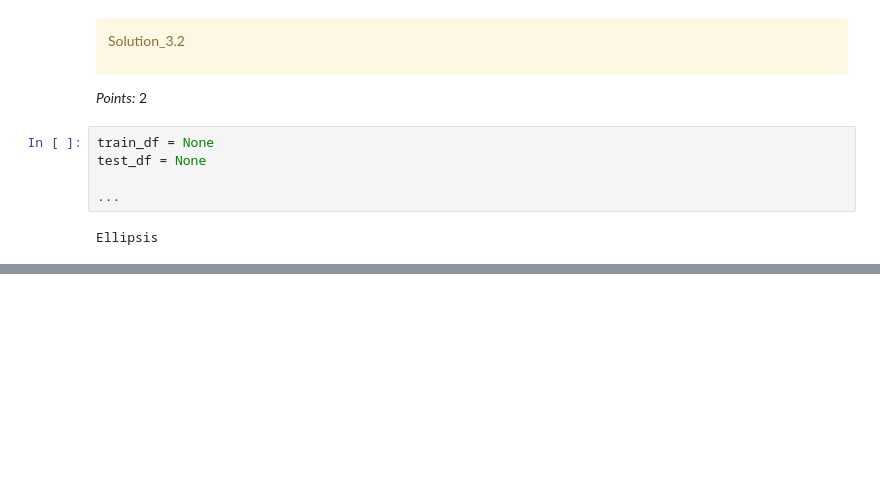
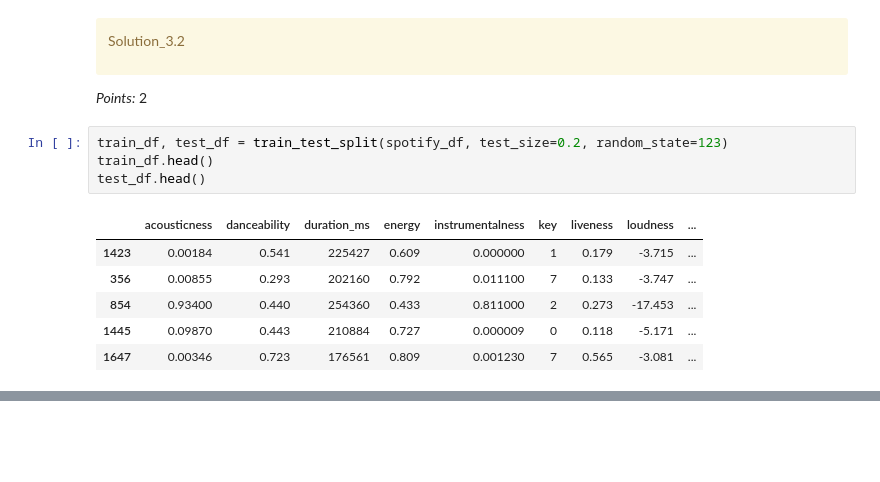
Before and after one commit to Adil-Bee200/330_hw2, a Jupyter notebook: hw2.ipynb, the cells around one changed output, grey strips where cells are left out. Saved outputs shown, nothing was run; the diff lists cells and outputs as text; blank space fills up the shorter version.

```diff
--- a/hw2.ipynb
+++ b/hw2.ipynb
@@ -555,13 +540,17 @@ Solution_3.2
 </div>
 
 _Points:_ 2
-# %%
-train_df = None
-test_df = None
-
-...
-# %% [output]
-Ellipsis
+# %%
+train_df, test_df = train_test_split(spotify_df, test_size=0.2, random_state=123)
+train_df.head()
+test_df.head()
+# %% [output]
+|  | acousticness | danceability | duration_ms | energy | instrumentalness | key | liveness | loudness | ... |
+| 1423 | 0.00184 | 0.541 | 225427 | 0.609 | 0.000000 | 1 | 0.179 | -3.715 | ... |
+| 356 | 0.00855 | 0.293 | 202160 | 0.792 | 0.011100 | 7 | 0.133 | -3.747 | ... |
+| 854 | 0.93400 | 0.440 | 254360 | 0.433 | 0.811000 | 2 | 0.273 | -17.453 | ... |
+| 1445 | 0.09870 | 0.443 | 210884 | 0.727 | 0.000009 | 0 | 0.118 | -5.171 | ... |
+| 1647 | 0.00346 | 0.723 | 176561 | 0.809 | 0.001230 | 7 | 0.565 | -3.081 | ... |
 # %%
 grader.check("q3.2")
 # %% [output]
```
Also changed, not shown: parts of 38 cells of this notebook.
